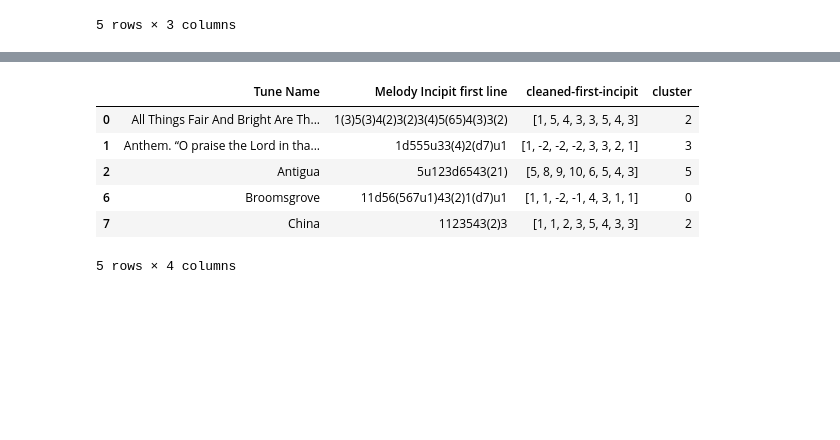
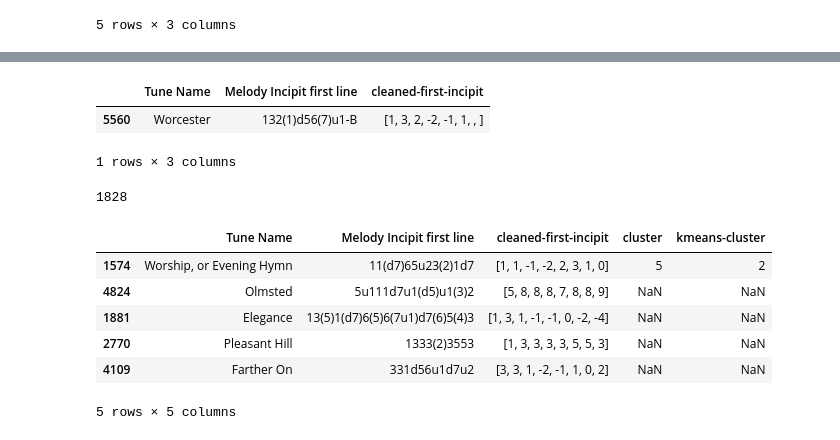
Before and after one commit to gideonite/sh-tunes, a Jupyter notebook: oh-tunes.ipynb, the cells around one changed output, grey strips where cells are left out. Saved outputs shown, nothing was run; the diff lists cells and outputs as text; code cells hidden in the pictures; blank space fills up the shorter version.

Commit message:
Cleaned up and ready.

```diff
--- a/oh-tunes.ipynb
+++ b/oh-tunes.ipynb
@@ -56,5 +61,5 @@ len(cleaned[pandas.isnull(cleaned)])
 # %%
-working_set = all_data[[tunename,firstline,cleaned_1st_incipit]]
+working_set[cleaned_1st_incipit] = working_set[firstline].map(sh_utils.clean_incipit)
 working_set.head()
 # %% [output]
 |  | Tune Name | Melody Incipit first line | cleaned-first-incipit |
@@ -110,0 +87,4 @@ eights.head()
+# %%
+# Looks like incipits of len == 8 are our suckers.
+working_set = working_set[working_set[cleaned_1st_incipit].map(len) == 8]
+working_set.head()
@@ -110,0 +99,6 @@ eights.head()
+# %%
+# Remove dups
+grouped = working_set.groupby([tunename])
+uniq_index = [gp_keys[0] for gp_keys in grouped.groups.values()]
+working_set = working_set.reindex(uniq_index)
+working_set.head()
@@ -111,22 +113,35 @@ eights.head()
+# %%
+# Remove rows that still have dirty incipits.
+badrows = working_set[working_set[cleaned_1st_incipit].map(lambda l : '' in l)]
+working_set = working_set.drop(badrows.index)
+badrows.head()
+# %% [output]
+|  | Tune Name | Melody Incipit first line | cleaned-first-incipit |
+| 5560 | Worcester | 132(1)d56(7)u1-B | [1, 3, 2, -2, -1, 1, , ] |
+1 rows × 3 columns
+# %%
+len(working_set)
+# %% [output]
+1828
 # %%
 # K-Means Clustering.
 import numpy as np
 from scipy.cluster.vq import kmeans, vq
 
-data = np.matrix(list(eights[cleaned_1st_incipit]), dtype=int)
+data = np.matrix(list(working_set[cleaned_1st_incipit]), dtype=int)
 centers, _ = kmeans(data, 6, iter=200)
 cluster, _ = vq(data, centers)
 
-eights["cluster"] = pandas.Series(cluster)
-eights.head()
+working_set["kmeans-cluster"] = pandas.Series(cluster)
+working_set.head()
 # %% [output]
-|  | Tune Name | Melody Incipit first line | cleaned-first-incipit | cluster |
-| 0 | All Things Fair And Bright Are Th... | 1(3)5(3)4(2)3(2)3(4)5(65)4(3)3(2) | [1, 5, 4, 3, 3, 5, 4, 3] | 2 |
-| 1 | Anthem. “O praise the Lord in tha... | 1d555u33(4)2(d7)u1 | [1, -2, -2, -2, 3, 3, 2, 1] | 3 |
-| 2 | Antigua | 5u123d6543(21) | [5, 8, 9, 10, 6, 5, 4, 3] | 5 |
-| 6 | Broomsgrove | 11d56(567u1)43(2)1(d7)u1 | [1, 1, -2, -1, 4, 3, 1, 1] | 0 |
-| 7 | China | 1123543(2)3 | [1, 1, 2, 3, 5, 4, 3, 3] | 2 |
+|  | Tune Name | Melody Incipit first line | cleaned-first-incipit | cluster | kmeans-cluster |
+| 1574 | Worship, or Evening Hymn | 11(d7)65u23(2)1d7 | [1, 1, -1, -2, 2, 3, 1, 0] | 5 | 2 |
+| 4824 | Olmsted | 5u111d7u1(d5)u1(3)2 | [5, 8, 8, 8, 7, 8, 8, 9] | NaN | NaN |
+| 1881 | Elegance | 13(5)1(d7)6(5)6(7u1)d7(6)5(4)3 | [1, 3, 1, -1, -1, 0, -2, -4] | NaN | NaN |
+| 2770 | Pleasant Hill | 1333(2)3553 | [1, 3, 3, 3, 3, 5, 5, 3] | NaN | NaN |
+| 4109 | Farther On | 331d56u1d7u2 | [3, 3, 1, -2, -1, 1, 0, 2] | NaN | NaN |
-5 rows × 4 columns
+5 rows × 5 columns
 # %%
 # Hierarchical Clustering.
 from scipy.cluster.hierarchy import fclusterdata, dendrogram, linkage
```
Also changed, not shown: parts of 10 cells of this notebook.
